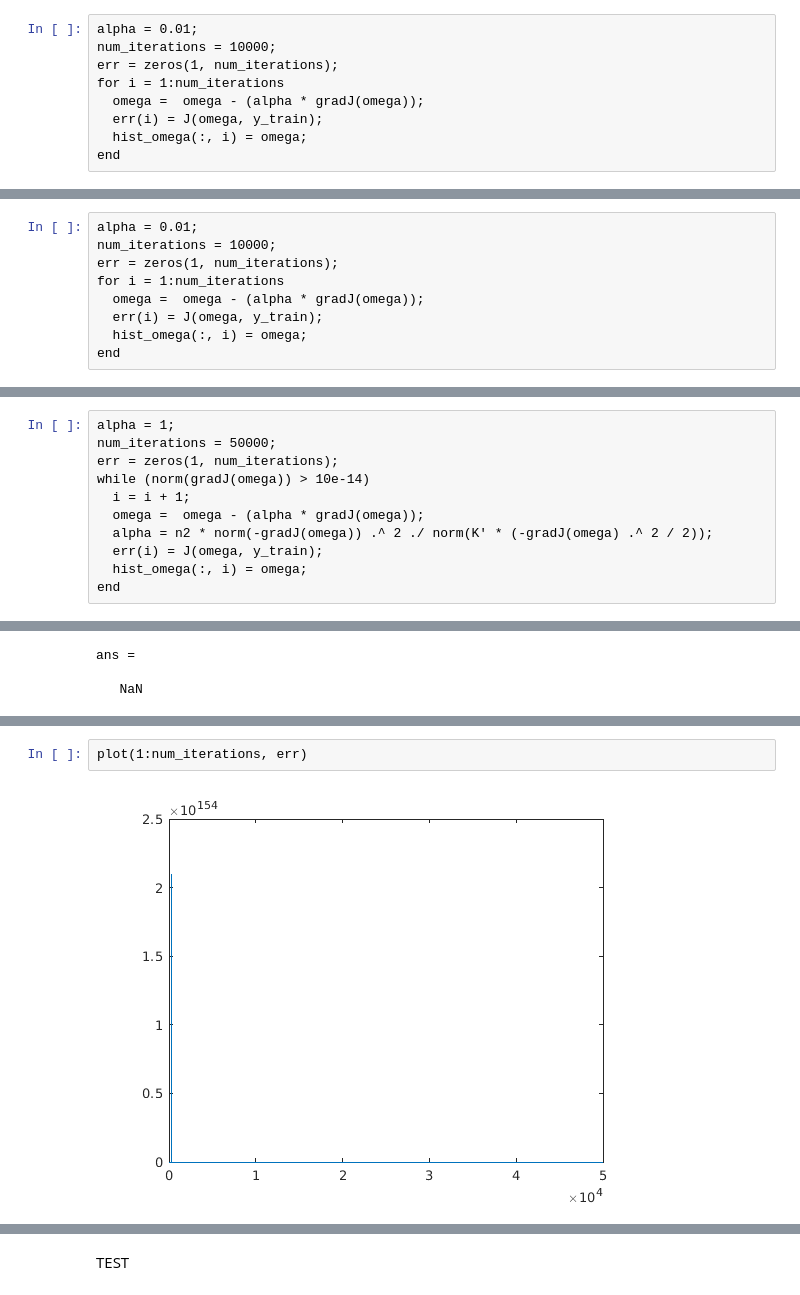
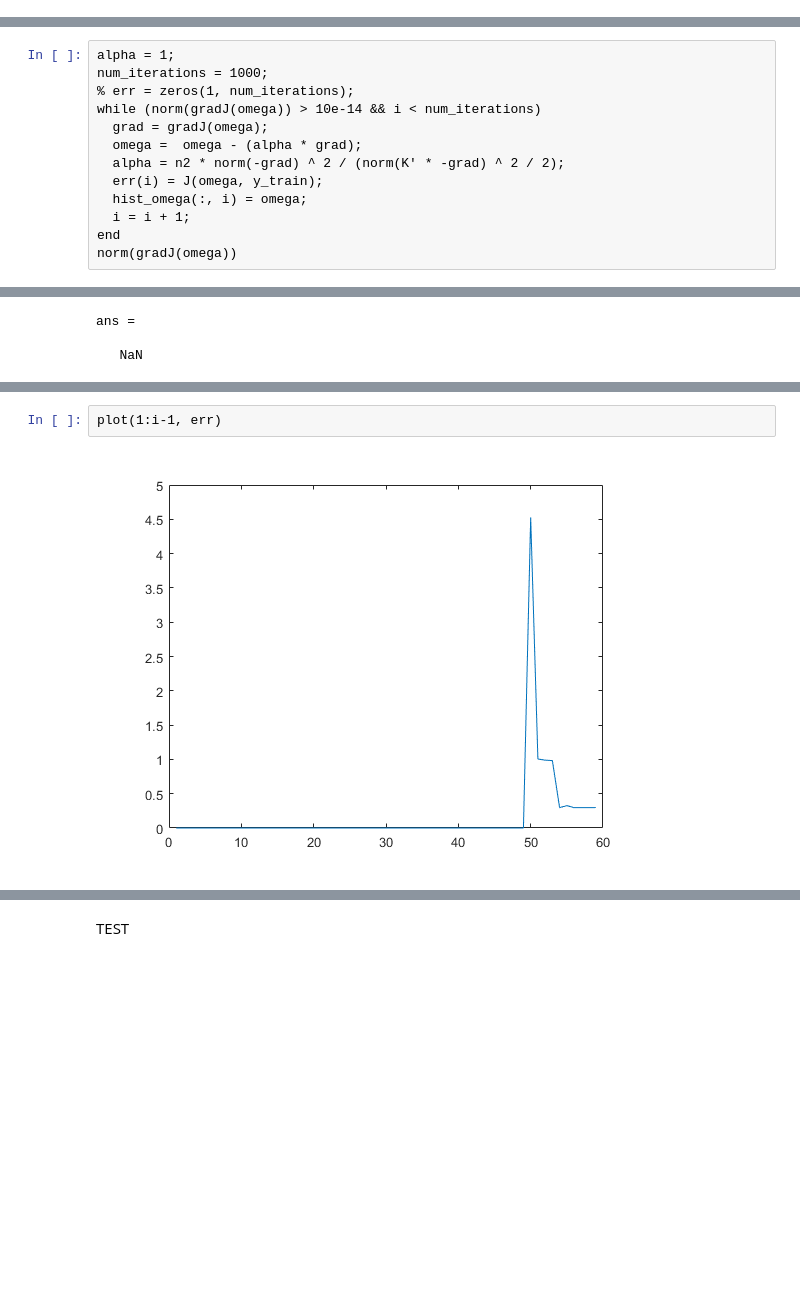
Before and after one commit to akram-elgh/Master-AIDC, a Jupyter notebook: ML/TP2/TP2.ipynb, the cells around one changed output, grey strips where cells are left out. Drawn from its saved outputs; the diff is of its cells as text; blank space fills up the shorter version.

```diff
--- a/ML/TP2/TP2.ipynb
+++ b/ML/TP2/TP2.ipynb
@@ -355,12 +398,3 @@ Incorrect dimensions for matrix multiplication. Check that the number of columns
-# %%
-alpha = 0.01;
-num_iterations = 10000;
-err = zeros(1, num_iterations);
-for i = 1:num_iterations
-  omega =  omega - (alpha * gradJ(omega));
-  err(i) = J(omega, y_train);
-  hist_omega(:, i) = omega;
-end
 # %%
 omega
 # %% [output]
@@ -441,9 +532,13 @@ hold off
 # %%
-alpha = 0.01;
-num_iterations = 10000;
-err = zeros(1, num_iterations);
-for i = 1:num_iterations
-  omega =  omega - (alpha * gradJ(omega));
+alpha = 1;
+num_iterations = 1000;
+% err = zeros(1, num_iterations);
+while (norm(gradJ(omega)) > 10e-14 && i < num_iterations)
+  grad = gradJ(omega);
+  omega =  omega - (alpha * grad);
+  alpha = n2 * norm(-grad) ^ 2 / (norm(K' * -grad) ^ 2 / 2);
   err(i) = J(omega, y_train);
   hist_omega(:, i) = omega;
+  i = i + 1;
 end
+norm(gradJ(omega))
@@ -527,14 +549,3 @@ hold off
-# %%
-alpha = 1;
-num_iterations = 50000;
-err = zeros(1, num_iterations);
-while (norm(gradJ(omega)) > 10e-14)
-  i = i + 1;
-  omega =  omega - (alpha * gradJ(omega));
-  alpha = n2 * norm(-gradJ(omega)) .^ 2 ./ norm(K' * (-gradJ(omega) .^ 2 / 2));
-  err(i) = J(omega, y_train);
-  hist_omega(:, i) = omega;
-end
 # %%
 10e-14
 # %% [output]
@@ -570,6 +581,6 @@ omega =
 # %%
-plot(1:num_iterations, err)
+plot(1:i-1, err)
 # %% [output]
-[figure, old version]
+[figure, new version]
 # %%
 min_err = 0;
```
Also changed, not shown: parts of 53 cells of this notebook, 1 other file.
